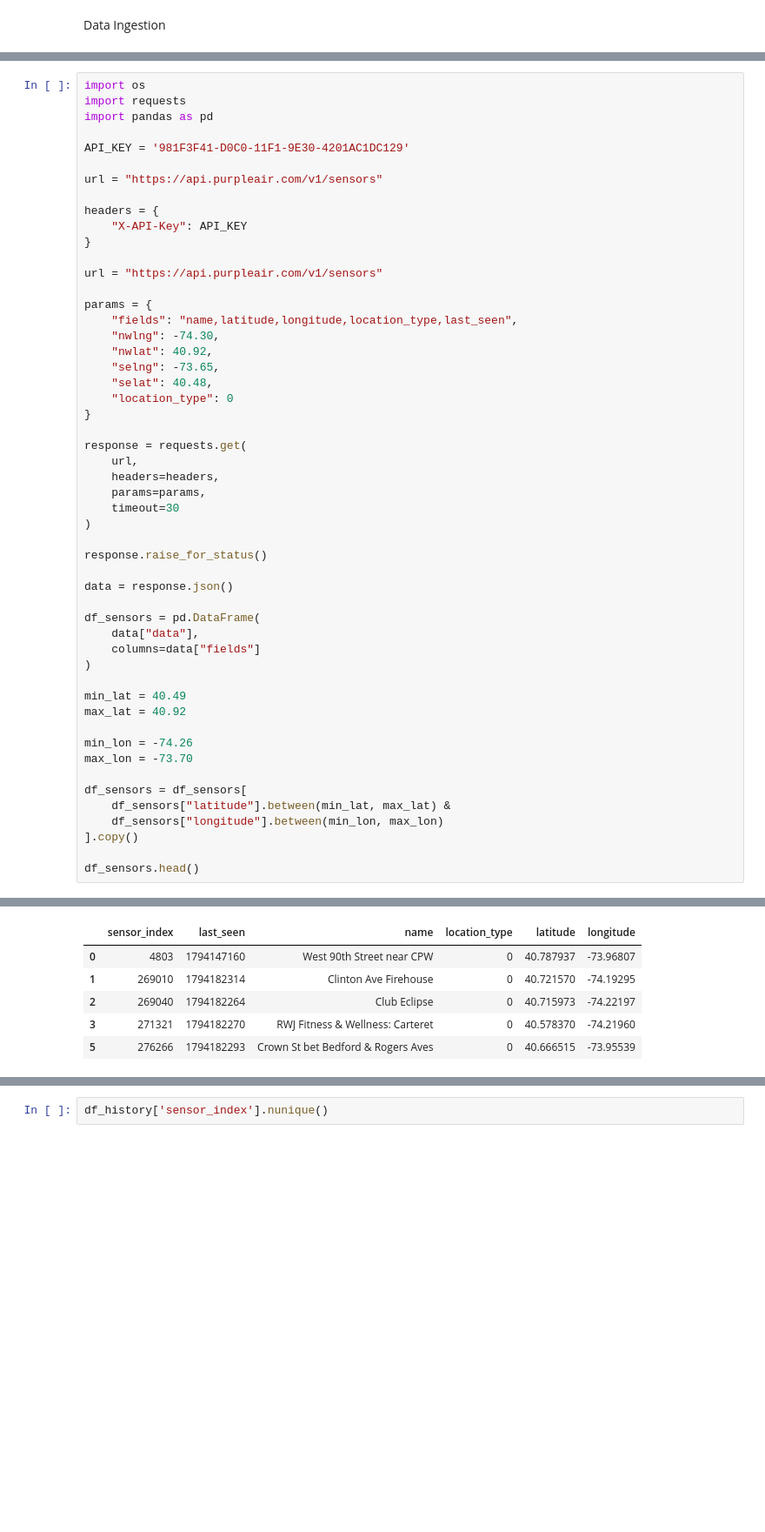
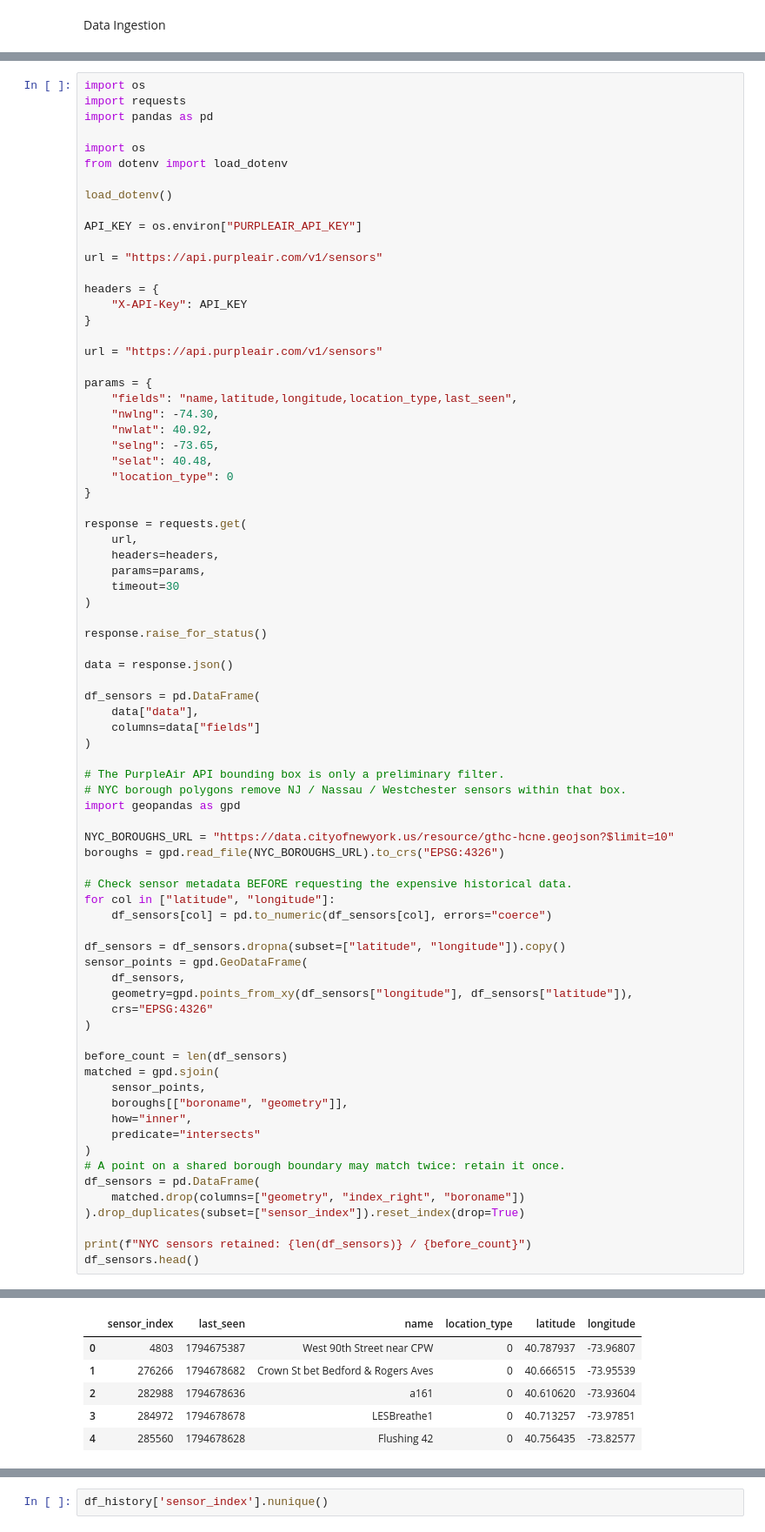
Before and after one commit to ShinThomas/NYC-School-Of-Data-Air_Quality_Team, a Jupyter notebook: data_ingestion.ipynb, the cells around one changed output, grey strips where cells are left out. Shown at 87% size. Drawn from its saved outputs; the diff is of its cells as text; blank space fills up the shorter version.

```diff
--- a/data_ingestion.ipynb
+++ b/data_ingestion.ipynb
@@ -5,7 +23,12 @@ import os
 import requests
 import pandas as pd
 
-API_KEY = '981F3F41-D0C0-11F1-9E30-4201AC1DC129'
+import os
+from dotenv import load_dotenv
+
+load_dotenv()
+
+API_KEY = os.environ["PURPLEAIR_API_KEY"]
 
 url = "https://api.purpleair.com/v1/sensors"
 
@@ -40,16 +63,36 @@ df_sensors = pd.DataFrame(
     columns=data["fields"]
 )
 
-min_lat = 40.49
-max_lat = 40.92
+# The PurpleAir API bounding box is only a preliminary filter.
+# NYC borough polygons remove NJ / Nassau / Westchester sensors within that box.
+import geopandas as gpd
 
-min_lon = -74.26
-max_lon = -73.70
+NYC_BOROUGHS_URL = "https://data.cityofnewyork.us/resource/gthc-hcne.geojson?$limit=10"
+boroughs = gpd.read_file(NYC_BOROUGHS_URL).to_crs("EPSG:4326")
 
-df_sensors = df_sensors[
-    df_sensors["latitude"].between(min_lat, max_lat) &
-    df_sensors["longitude"].between(min_lon, max_lon)
-].copy()
+# Check sensor metadata BEFORE requesting the expensive historical data.
+for col in ["latitude", "longitude"]:
+    df_sensors[col] = pd.to_numeric(df_sensors[col], errors="coerce")
 
+df_sensors = df_sensors.dropna(subset=["latitude", "longitude"]).copy()
+sensor_points = gpd.GeoDataFrame(
+    df_sensors,
+    geometry=gpd.points_from_xy(df_sensors["longitude"], df_sensors["latitude"]),
+    crs="EPSG:4326"
+)
+
+before_count = len(df_sensors)
+matched = gpd.sjoin(
+    sensor_points,
+    boroughs[["boroname", "geometry"]],
+    how="inner",
+    predicate="intersects"
+)
+# A point on a shared borough boundary may match twice: retain it once.
+df_sensors = pd.DataFrame(
+    matched.drop(columns=["geometry", "index_right", "boroname"])
+).drop_duplicates(subset=["sensor_index"]).reset_index(drop=True)
+
+print(f"NYC sensors retained: {len(df_sensors)} / {before_count}")
 df_sensors.head()
 # %% [output]
@@ -56,9 +100,9 @@ df_sensors.head()
 |  | sensor_index | last_seen | name | location_type | latitude | longitude |
-| 0 | 4803 | 1794147160 | West 90th Street near CPW | 0 | 40.787937 | -73.96807 |
-| 1 | 269010 | 1794182314 | Clinton Ave Firehouse | 0 | 40.721570 | -74.19295 |
-| 2 | 269040 | 1794182264 | Club Eclipse | 0 | 40.715973 | -74.22197 |
-| 3 | 271321 | 1794182270 | RWJ Fitness & Wellness: Carteret | 0 | 40.578370 | -74.21960 |
-| 5 | 276266 | 1794182293 | Crown St bet Bedford & Rogers Aves | 0 | 40.666515 | -73.95539 |
+| 0 | 4803 | 1794675387 | West 90th Street near CPW | 0 | 40.787937 | -73.96807 |
+| 1 | 276266 | 1794678682 | Crown St bet Bedford & Rogers Aves | 0 | 40.666515 | -73.95539 |
+| 2 | 282988 | 1794678636 | a161 | 0 | 40.610620 | -73.93604 |
+| 3 | 284972 | 1794678678 | LESBreathe1 | 0 | 40.713257 | -73.97851 |
+| 4 | 285560 | 1794678628 | Flushing 42 | 0 | 40.756435 | -73.82577 |
 # %%
 import requests
 import pandas as pd
```
Also changed, not shown: parts of 14 cells of this notebook, 5 other files.
